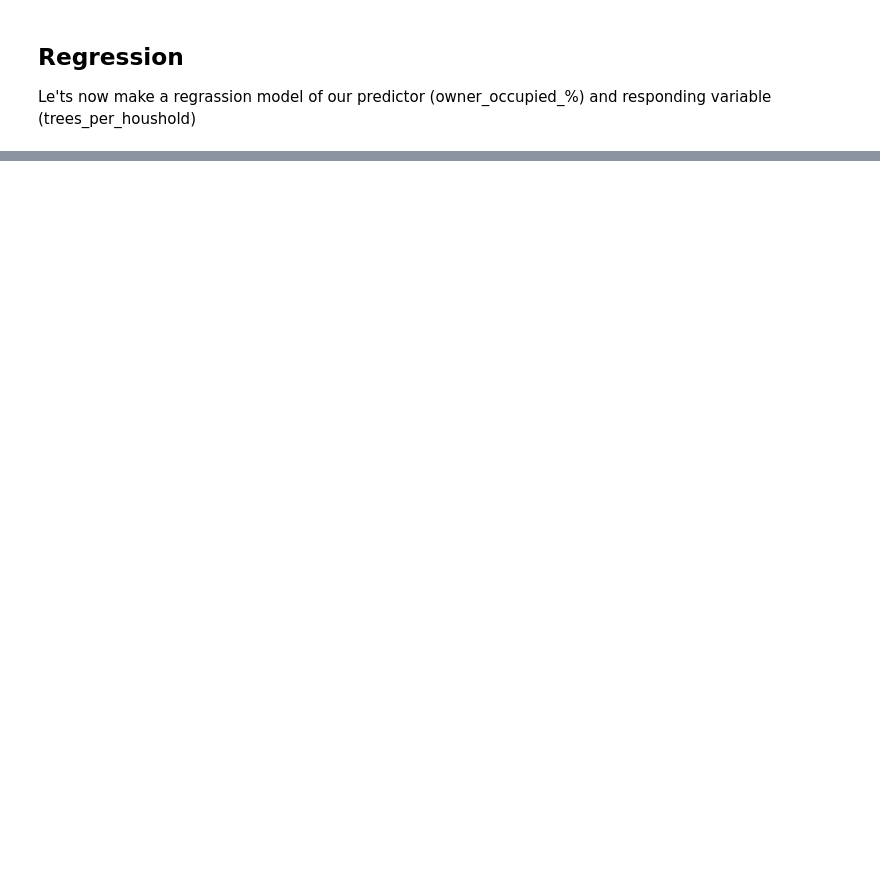
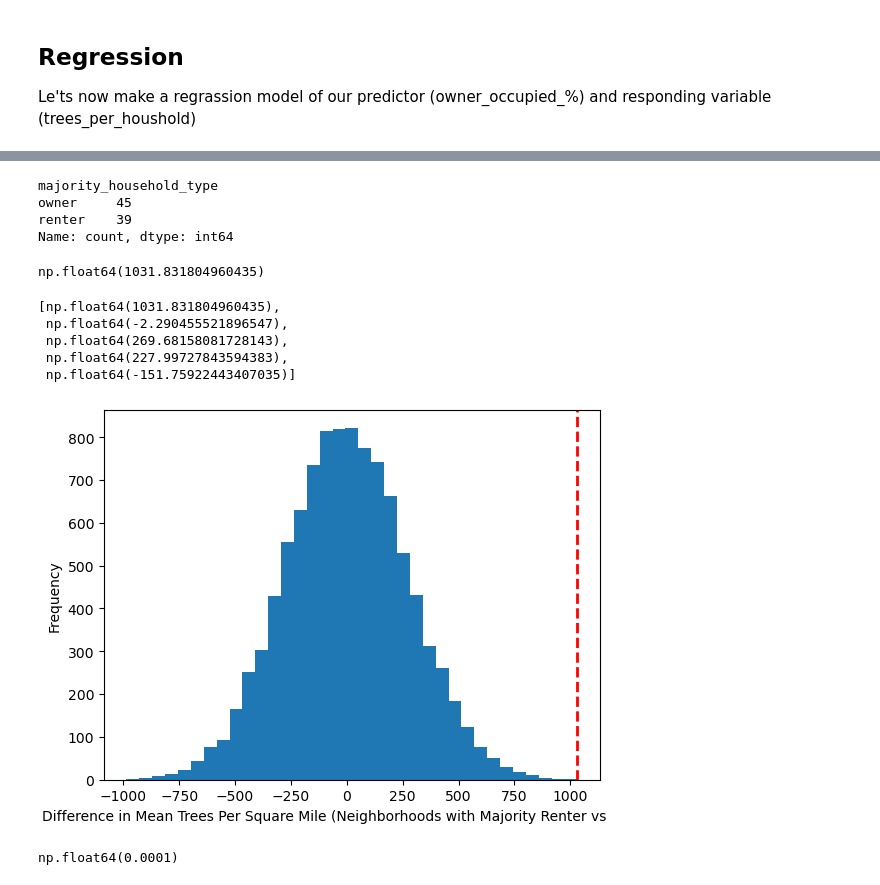
Before and after one commit to josiahpasse-cmd/minneapolis-tree-analysis, a Jupyter notebook: analysis.ipynb, the cells around one changed output, grey strips where cells are left out. Saved outputs shown, nothing was run; the diff lists cells and outputs as text; code cells hidden in the pictures; blank space fills up the shorter version.

Commit message:
Completed Permutation test

```diff
--- a/analysis.ipynb
+++ b/analysis.ipynb
@@ -211,0 +539,63 @@ model.summary()
+# %%
+# First create a categorical column for "majority_household_type" for each neighborhood
+# The field should return "owner" for any neighborhoods where more than 50% of households are owner occupied
+# The field should retrrn "renter" for any neighborhoods where less than 50% of households are owner occupied
+tree_count_by_neighborhood["majority_household_type"] = "renter"
+tree_count_by_neighborhood.loc[tree_count_by_neighborhood["percent_owner_occupied"] >= 50, "majority_household_type"] = "owner"
+tree_count_by_neighborhood.value_counts("majority_household_type")
+# %% [output]
+majority_household_type
+owner     45
+renter    39
+Name: count, dtype: int64
+# %%
+# Define the statistic to be tested
+def diff_means(df: pd.DataFrame) -> float:
+    means = df.groupby("majority_household_type")["trees_per_square_mile"].mean()
+    return means["owner"] - means["renter"]
+
+# Calculate observed value
+observed_value = diff_means(tree_count_by_neighborhood)
+observed_value
+# %% [output]
+np.float64(1031.831804960435)
+# %%
+def run_permutation_tests(df: pd.DataFrame, col_to_shuffle: str, replicates: int, observed_value: float) -> list:
+    results = [observed_value]
+
+    # Loop for n replicates, calculating the mean difference in tree count per square mile each loop
+    for _ in range(replicates-1):
+        test_df = df.copy()
+        data_to_shuffle = test_df[col_to_shuffle].to_list()
+        np.random.shuffle(data_to_shuffle)
+        test_df[col_to_shuffle] = data_to_shuffle
+        results.append(diff_means(test_df))
+
+    return results
+
+perm_results = run_permutation_tests(df=tree_count_by_neighborhood
+                                     , col_to_shuffle="majority_household_type"
+                                     , replicates=10_000
+                                     , observed_value=observed_value)
+
+perm_results[:5]
+# %% [output]
+[np.float64(1031.831804960435),
+ np.float64(-2.290455521896547),
+ np.float64(269.68158081728143),
+ np.float64(227.99727843594383),
+ np.float64(-151.75922443407035)]
+# %%
+# Plot the results in a histogram
+plt.hist(perm_results, bins=35)
+plt.xlabel('Difference in Mean Trees Per Square Mile (Neighborhoods with Majority Renter vs Owner)')
+plt.ylabel('Frequency')
+plt.axvline(x=observed_value, color='red', linestyle='--', linewidth=2, label='Observed Diff');
+# %% [output]
+[figure, added]
+# %%
+# Calculate p-value
+p_value = np.mean(perm_results >= observed_value)
+p_value
+# %% [output]
+np.float64(0.0001)
```
Also changed, not shown: parts of 33 cells of this notebook.
